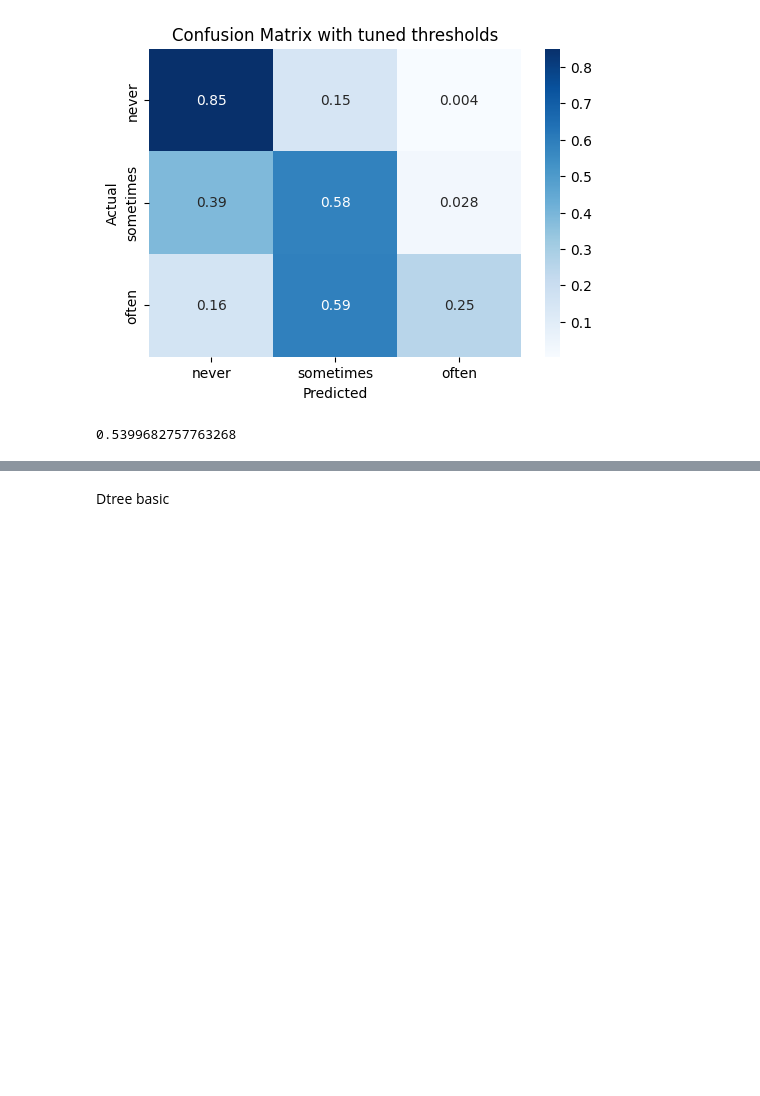
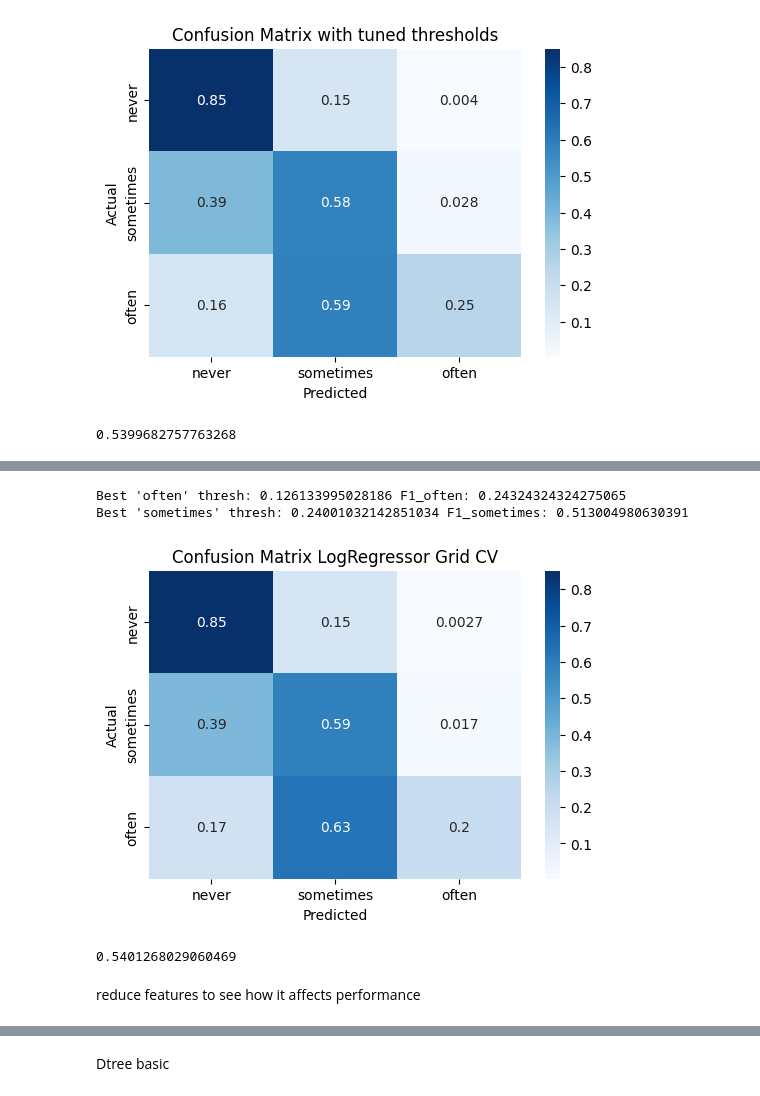
Before and after one commit to VasStach/OKCupid-Date-A-Scientist, a Jupyter notebook: date-a-scientist.ipynb, the cells around one changed output, grey strips where cells are left out. Drawn from its saved outputs; the diff is of its cells as text; code cells hidden in the pictures; blank space fills up the shorter version.

```diff
--- a/date-a-scientist.ipynb
+++ b/date-a-scientist.ipynb
@@ -143,16 +149,16 @@ log_regressor.fit(x_train, y_train)
 # %% [output]
 LogisticRegression(max_iter=1000, random_state=10)
 # %%
-# evaluate performance
 y_pred = log_regressor.predict(x_test)
 
-cm = confusion_matrix(y_test, y_pred, normalize="true")
+cm = confusion_matrix(y_test, y_pred, normalize="true", labels=[0, 1, 2])
 plt.figure(figsize=(6, 4))
 sns.heatmap(cm, annot=True, fmt='.2g', cmap='Blues', xticklabels=['never', 'sometimes', 'often'], yticklabels=['never', 'sometimes', 'often'])
 plt.xlabel('Predicted')
 plt.ylabel('Actual')
 plt.title('Confusion Matrix LogRegressor')
 plt.show()
+score_dict["f1_logreg"] = f1_score(y_test, y_pred, average="macro")
 f1_score(y_test, y_pred, average="macro")
 # %% [output]
 [figure]
@@ -162,9 +168,7 @@ still far from working model, let's try custom thresholding to improve the predi
 # %%
 from tools import get_best_thresholds, predict_with_thresholds
 
-# 1) Get predicted probabilities on a hold-out (validation) set
 probs = log_regressor.predict_proba(x_test)
-# probs[:,0] = P(never), probs[:,1]=P(sometimes), probs[:,2]=P(often)
 
 t_opt_o, t_opt_s = get_best_thresholds(probs, y_test)
 
@@ -177,6 +181,7 @@ plt.xlabel('Predicted')
 plt.ylabel('Actual')
 plt.title('Confusion Matrix with tuned thresholds')
 plt.show()
+score_dict["f1_logreg_customthresh"] = f1_score(y_test, y_pred_thr, average="macro")
 f1_score(y_test, y_pred_thr, average="macro")
 # %% [output]
 Best 'often' thresh: 0.09896755439047003 F1_often: 0.24581005586542443
@@ -195,0 +191,7 @@ Let's see if oversampling the minority class within model will help.
+# %%
+from sklearn.model_selection import GridSearchCV
+import numpy as np
+
+param_grid = {'C': np.linspace(5, 20, 50)}
+grid_regressor = GridSearchCV(log_regressor, param_grid, scoring="f1_macro", cv=5, n_jobs=-1)
+grid_regressor.fit(x_train, y_train)
@@ -195,0 +212,26 @@ Let's see if oversampling the minority class within model will help.
+# %%
+# evaluate performance
+probs = grid_regressor.predict_proba(x_test)
+
+t_opt_o, t_opt_s = get_best_thresholds(probs, y_test)
+
+y_pred_thr = predict_with_thresholds(probs, t_opt_o, t_opt_s)
+
+cm_log_reg_tuned_c = confusion_matrix(y_test, y_pred_thr, normalize="true")
+plt.figure(figsize=(6, 4))
+sns.heatmap(cm_log_reg_tuned_c, annot=True, fmt='.2g', cmap='Blues', xticklabels=['never', 'sometimes', 'often'], yticklabels=['never', 'sometimes', 'often'])
+plt.xlabel('Predicted')
+plt.ylabel('Actual')
+plt.title('Confusion Matrix LogRegressor Grid CV')
+plt.show()
+f1_score(y_test, y_pred_thr, average="macro")
+score_dict["f1_logreg_tuned"] = f1_score(y_test, y_pred_thr, average="macro")
+score_dict["recalls_logreg_tuned"] = recall_score(y_test, y_pred_thr, average=None, labels=[0, 1, 2])
+f1_score(y_test, y_pred_thr, average="macro")
+# %% [output]
+Best 'often' thresh: 0.126133995028186 F1_often: 0.24324324324275065
+Best 'sometimes' thresh: 0.24001032142851034 F1_sometimes: 0.513004980630391
+[figure, added]
+0.5401268029060469
+# %% [markdown]
+reduce features to see how it affects performance
```
Also changed, not shown: parts of 32 cells of this notebook.
